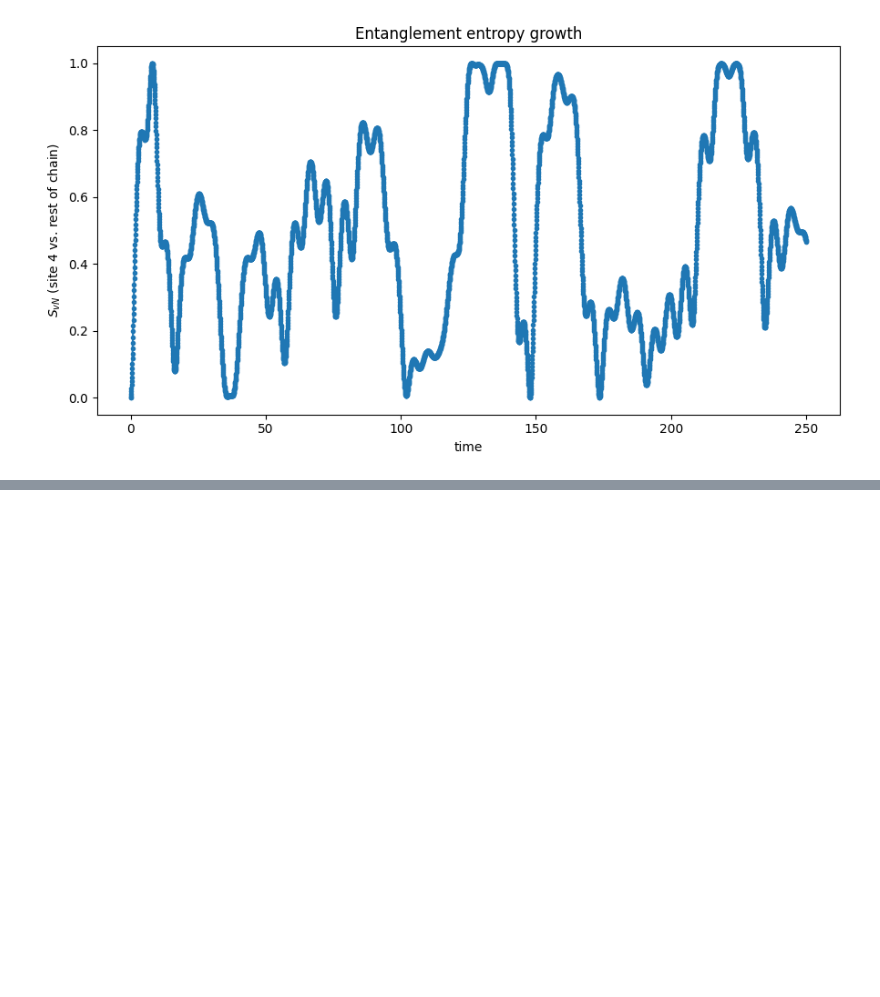
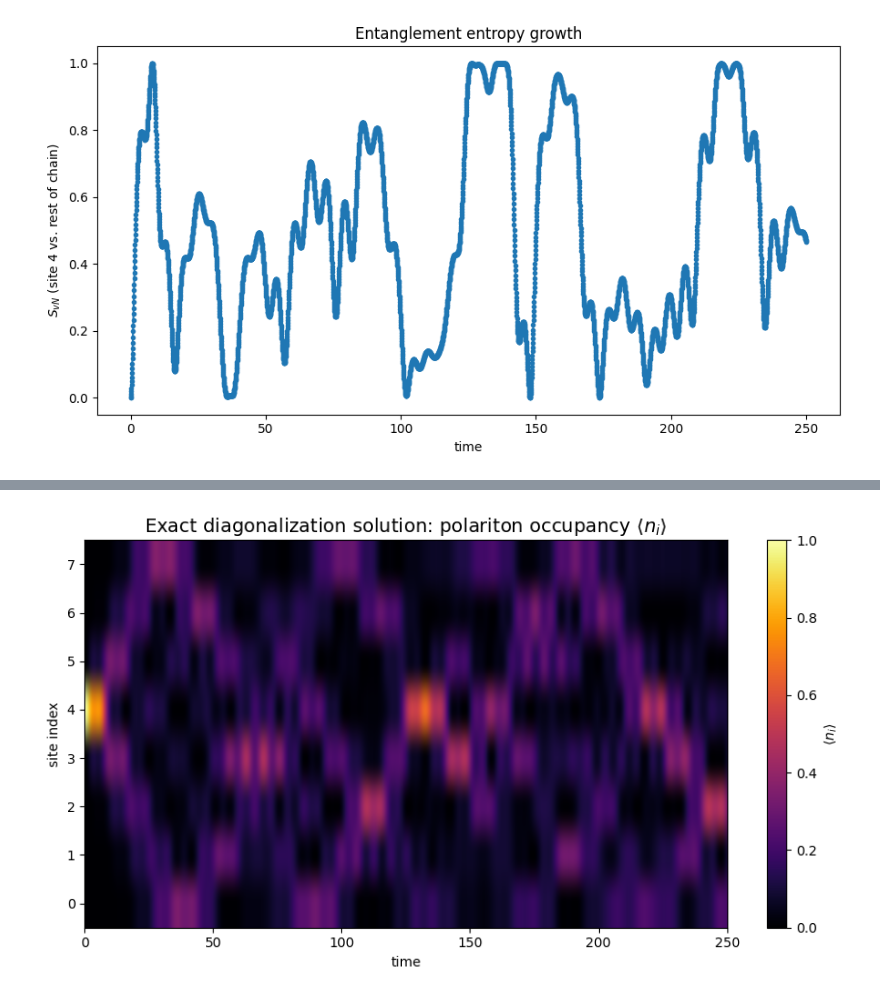
Before and after one commit to Dilip-Ojha/Bosonic_Qiskit, a Jupyter notebook: 11_jch_model.ipynb, the cells around one changed output, grey strips where cells are left out. Drawn from its saved outputs; the diff is of its cells as text; code cells hidden in the pictures; blank space fills up the shorter version.

```diff
--- a/11_jch_model.ipynb
+++ b/11_jch_model.ipynb
@@ -245,3 +248,82 @@ fig2.tight_layout()
 plt.show()
 # %% [output]
 [figure]
+# %%
+"""
+Exact (non-Trotterized) reference solution for the Jaynes-Cummings-Hubbard
+lattice, restricted to the single-conserved-excitation sector.
+
+Why this is exact: with exactly one excitation in the whole lattice, the
+JCH Hamiltonian acts on a Hilbert space spanned by just 2*N_SITES basis
+states -- "photon at site i" and "atom excited at site i" for each i.
+In that basis H is a small, ordinary (2N x 2N) matrix, diagonalizable
+directly. No Trotter approximation, no qubit encoding, no truncation
+error: this IS the exact quantum dynamics for this sector.
+
+Use this to validate your Qiskit/bosonic-qiskit circuit: run both with
+the same N_SITES, g, J, INIT_SITE and compare occupancy(t).
+"""
+
+import numpy as np
+import scipy.linalg as la
+import matplotlib.pyplot as plt
+
+# ---- match these to your Trotter-circuit parameters ----
+N_SITES   = 8
+wc        = 1.0
+wa        = 1.0
+g         = 0.35
+J         = 0.15
+INIT_SITE = N_SITES // 2
+T_max     = 250
+N_TPOINTS = 500
+# ----------------------------------------------------------
+
+# basis layout: [mode_0 .. mode_{N-1}, atom_0 .. atom_{N-1}]
+dim = 2 * N_SITES
+def mode_idx(i): return i
+def atom_idx(i): return N_SITES + i
+
+H = np.zeros((dim, dim))
+for i in range(N_SITES):
+    H[mode_idx(i), mode_idx(i)] = wc      # cavity on-site energy
+    H[atom_idx(i), atom_idx(i)] = wa      # atom on-site energy
+    H[mode_idx(i), atom_idx(i)] = g       # Jaynes-Cummings coupling
+    H[atom_idx(i), mode_idx(i)] = g
+for i in range(N_SITES - 1):
+    H[mode_idx(i),   mode_idx(i + 1)] = -J   # nearest-neighbour hopping
+    H[mode_idx(i + 1), mode_idx(i)]   = -J
+
+# initial state: single photon at INIT_SITE, everything else vacuum/ground
+psi0 = np.zeros(dim, dtype=complex)
+psi0[mode_idx(INIT_SITE)] = 1.0
+
+# diagonalize once; evolution at any t is then just a phase rotation
+evals, evecs = la.eigh(H)
+c0 = evecs.conj().T @ psi0
+
+# times = np.linspace(0, T_max, N_TPOINTS)
+# occupancy = np.zeros((N_SITES, len(times)+1))
+times = np.linspace(0, T_max, trotter_occupancy.shape[1])
+occupancy = np.zeros((N_SITES, len(times)))
+for ti, t in enumerate(times):
+    psit = evecs @ (np.exp(-1j * evals * t) * c0)
+    for i in range(N_SITES):
+        occupancy[i, ti] = abs(psit[mode_idx(i)]) ** 2 + abs(psit[atom_idx(i)]) ** 2
+
+print("total occupancy min/max:",
+      occupancy.sum(axis=0).min(), occupancy.sum(axis=0).max())
+
+fig, ax = plt.subplots(figsize=(9, 5))
+im = ax.imshow(occupancy, aspect="auto", origin="lower",
+                extent=[times[0], times[-1], -0.5, N_SITES - 0.5],
+                cmap="inferno", vmin=0, vmax=1)
+ax.set_xlabel("time")
+ax.set_ylabel("site index")
+ax.set_title("Exact diagonalization solution: polariton occupancy $\\langle n_i \\rangle$", fontsize=14)
+fig.colorbar(im, ax=ax, label=r"$\langle n_i \rangle$")
+fig.tight_layout()
+plt.show()
+save_path = f"jch_exact_occupancy_heatmap{N_SITES}.pdf"
+fig.savefig(save_path, bbox_inches='tight')
+# %% [output]
@@ -247,0 +331 @@ plt.show()
+[figure, added]
```
Also changed, not shown: parts of 11 cells of this notebook.
